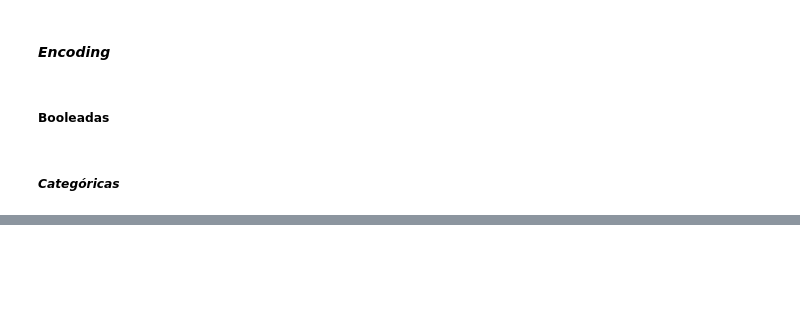
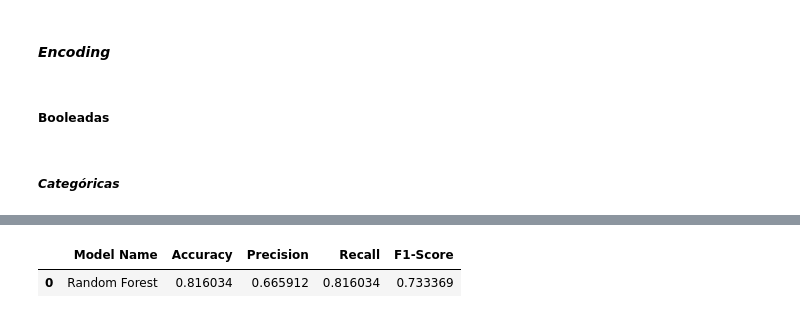
Before and after one commit to ArthurMesquita96/Traffic-Accident-Analysis, a Jupyter notebook: projeto_accidents.ipynb, the cells around one changed output, grey strips where cells are left out. Drawn from its saved outputs; the diff is of its cells as text; code cells hidden in the pictures; blank space fills up the shorter version.

```diff
--- a/projeto_accidents.ipynb
+++ b/projeto_accidents.ipynb
@@ -595,0 +687,7 @@ only showing top 20 rows
+# %%
+# Define as proporções para treino e teste
+train_ratio = 0.7
+test_ratio = 0.3
+
+# Divide o dataset em treino e teste
+train_data_sampled, test_data_sampled = sampled_df.randomSplit([train_ratio, test_ratio], seed=42)
@@ -616,0 +800,13 @@ only showing top 20 rows
+# %%
+cat_columns_to_transform = [
+'Sunrise_Sunset',
+'Civil_Twilight',
+'Nautical_Twilight',
+'Astronomical_Twilight'
+]
+
+for column in cat_columns_to_transform:
+
+    test_data_sampled = test_data_sampled.withColumn(
+        column, when(col(column) == 'Day', 1).otherwise(0)
+    )
@@ -617,63 +840,37 @@ only showing top 20 rows
 # %%
-from pyspark.ml.feature import VectorAssembler, StringIndexer
-from pyspark.ml.classification import (LogisticRegression, DecisionTreeClassifier, RandomForestClassifier,
-                                       NaiveBayes, MultilayerPerceptronClassifier, LinearSVC)
-from pyspark.ml.evaluation import MulticlassClassificationEvaluator
-from pyspark.ml import Pipeline
-import pandas as pd
-
 # salvar resultados
-df_results = pd.DataFrame()
-
+df_results_sampled = pd.DataFrame()
 
 # Pré-processamento
 assembler = VectorAssembler(inputCols=selected_features, outputCol="features")
 label_indexer = StringIndexer(inputCol="Severity", outputCol="indexedLabel")
 
-
-# Aaliador
+# Avaliador
 evaluator_accuracy = MulticlassClassificationEvaluator(labelCol="indexedLabel", predictionCol="prediction", metricName="accuracy")
-evaluator_precision = MulticlassClassificationEvaluator(labelCol="indexedLabel", predictionCol="prediction", metricName="precision")
-evaluator_recall = MulticlassClassificationEvaluator(labelCol="indexedLabel", predictionCol="prediction", metricName="recall")
+evaluator_precision = MulticlassClassificationEvaluator(labelCol="indexedLabel", predictionCol="prediction", metricName="weightedPrecision")
+evaluator_recall = MulticlassClassificationEvaluator(labelCol="indexedLabel", predictionCol="prediction", metricName="weightedRecall")
 evaluator_f1 = MulticlassClassificationEvaluator(labelCol="indexedLabel", predictionCol="prediction", metricName="f1")
 
-
-# Modelos e exemplos de código
-# models = {
-    # "Logistic Regression": LogisticRegression(featuresCol="features", labelCol="indexedLabel", maxIter=10),
-    # "Decision Tree": DecisionTreeClassifier(featuresCol="features", labelCol="indexedLabel"),
-    # "Random Forest": RandomForestClassifier(featuresCol="features", labelCol="indexedLabel", numTrees=10),
-    # "Gradient Boosted Trees": GradientBoostedTreeClassifier(featuresCol="features", labelCol="indexedLabel"),
-    # "Naive Bayes": NaiveBayes(featuresCol="features", labelCol="indexedLabel"),
-    # "Multilayer Perceptron": MultilayerPerceptronClassifier(featuresCol="features", labelCol="indexedLabel",
-    #                                                         layers=[len(feature_cols), 10, 5, 4]),  # Camadas (exemplo)
-    # "Linear SVC": LinearSVC(featuresCol="features", labelCol="indexedLabel", maxIter=10)
-# }
-
-model_name = "Logistic Regression"
-model = LogisticRegression(featuresCol="features", labelCol="indexedLabel", maxIter=10)
-
-
-# Treinamento e avaliação de cada modelo
-# for model_name, model in models.items():
-print(f"\nTreinando {model_name}...")
+# definindo modelo
+model_name = "Random Forest"
+model = RandomForestClassifier(featuresCol="features", labelCol="indexedLabel")
 
 # Criando pipeline
 pipeline = Pipeline(stages=[assembler, label_indexer, model])
 
 # Treinamento
-model_pipeline = pipeline.fit(train_data)
+model_pipeline = pipeline.fit(train_data_sampled)
 
 # Teste
-predictions = model_pipeline.transform(test_data)
+predictions_sampled = model_pipeline.transform(test_data_sampled)
 
 # # Avaliação
-accuracy = evaluator_accuracy.evaluate(predictions)
-precision = evaluator_precision.evaluate(predictions)
-recall = evaluator_recall.evaluate(predictions)
-f1 = evaluator_f1.evaluate(predictions)
+accuracy = evaluator_accuracy.evaluate(predictions_sampled)
+precision = evaluator_precision.evaluate(predictions_sampled)
+recall = evaluator_recall.evaluate(predictions_sampled)
+f1 = evaluator_f1.evaluate(predictions_sampled)
 
-df_results_aux = pd.DataFrame(
+df_results_sampled_aux = pd.DataFrame(
     {
         'Model Name': model_name,
         'Accuracy':accuracy,
@@ -684,5 +881,7 @@ df_results_aux = pd.DataFrame(
      index=[0]
 )
 
-df_results = pd.concat([df_results, df_results_aux], axis = 0 )
+df_results_sampled = pd.concat([df_results_sampled, df_results_sampled_aux], axis = 0 )
+
+df_results_sampled
 # %% [output]
@@ -703,0 +888,2 @@ KeyboardInterrupt:
+|  | Model Name | Accuracy | Precision | Recall | F1-Score |
+| 0 | Random Forest | 0.816034 | 0.665912 | 0.816034 | 0.733369 |
```
Also changed, not shown: parts of 41 cells of this notebook.
